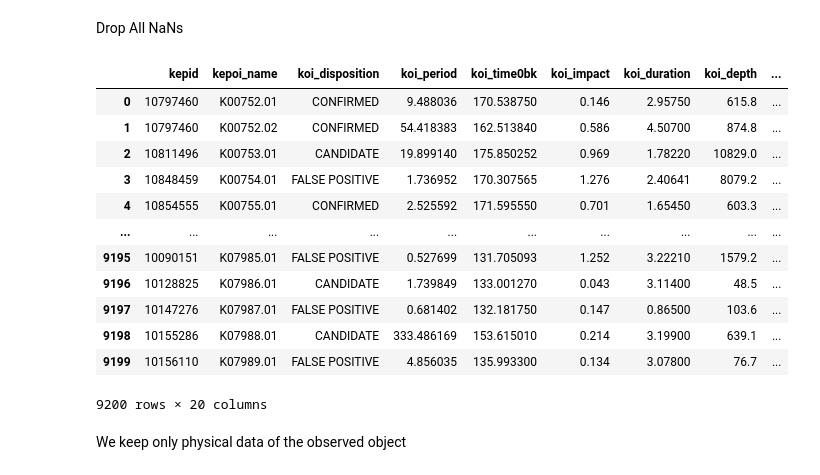
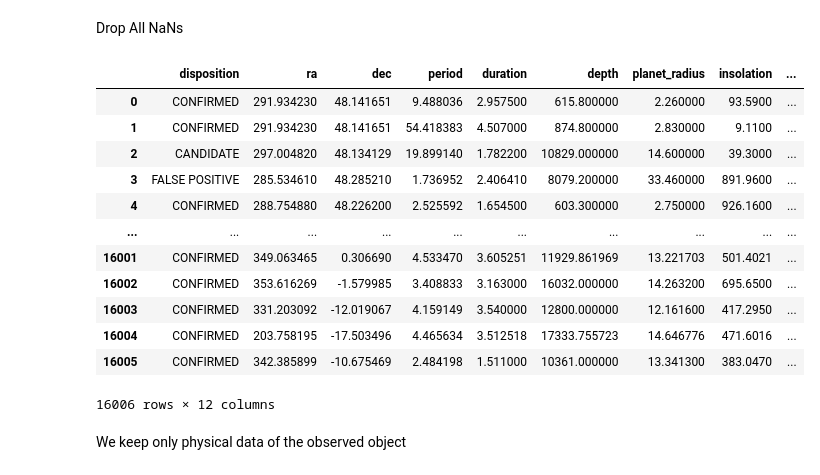
Before and after one commit to Arena05/ExoDetect-ML, a Jupyter notebook: Clasificacion_Supervisada.ipynb, the cells around one changed output. Saved outputs shown, nothing was run; the diff lists cells and outputs as text; code cells hidden in the pictures.

Commit message:
Kepler + K2 + TESS

```diff
--- a/Clasificacion_Supervisada.ipynb
+++ b/Clasificacion_Supervisada.ipynb
@@ -24,22 +107,23 @@ df_kepler = pd.read_csv(data_url)
 # %% [markdown]
 Drop All NaNs
 # %%
-df_kepler_clean=df_kepler.dropna().reset_index(drop=True)
+#df_kepler_clean=df_kepler.dropna().reset_index(drop=True)
+df_kepler_clean=df_combined.dropna().reset_index(drop=True)
 df_kepler_clean
 # %% [output]
-|  | kepid | kepoi_name | koi_disposition | koi_period | koi_time0bk | koi_impact | koi_duration | koi_depth | ... |
-| 0 | 10797460 | K00752.01 | CONFIRMED | 9.488036 | 170.538750 | 0.146 | 2.95750 | 615.8 | ... |
-| 1 | 10797460 | K00752.02 | CONFIRMED | 54.418383 | 162.513840 | 0.586 | 4.50700 | 874.8 | ... |
-| 2 | 10811496 | K00753.01 | CANDIDATE | 19.899140 | 175.850252 | 0.969 | 1.78220 | 10829.0 | ... |
-| 3 | 10848459 | K00754.01 | FALSE POSITIVE | 1.736952 | 170.307565 | 1.276 | 2.40641 | 8079.2 | ... |
-| 4 | 10854555 | K00755.01 | CONFIRMED | 2.525592 | 171.595550 | 0.701 | 1.65450 | 603.3 | ... |
+|  | disposition | ra | dec | period | duration | depth | planet_radius | insolation | ... |
+| 0 | CONFIRMED | 291.934230 | 48.141651 | 9.488036 | 2.957500 | 615.800000 | 2.260000 | 93.5900 | ... |
+| 1 | CONFIRMED | 291.934230 | 48.141651 | 54.418383 | 4.507000 | 874.800000 | 2.830000 | 9.1100 | ... |
+| 2 | CANDIDATE | 297.004820 | 48.134129 | 19.899140 | 1.782200 | 10829.000000 | 14.600000 | 39.3000 | ... |
+| 3 | FALSE POSITIVE | 285.534610 | 48.285210 | 1.736952 | 2.406410 | 8079.200000 | 33.460000 | 891.9600 | ... |
+| 4 | CONFIRMED | 288.754880 | 48.226200 | 2.525592 | 1.654500 | 603.300000 | 2.750000 | 926.1600 | ... |
 | ... | ... | ... | ... | ... | ... | ... | ... | ... | ... |
-| 9195 | 10090151 | K07985.01 | FALSE POSITIVE | 0.527699 | 131.705093 | 1.252 | 3.22210 | 1579.2 | ... |
-| 9196 | 10128825 | K07986.01 | CANDIDATE | 1.739849 | 133.001270 | 0.043 | 3.11400 | 48.5 | ... |
-| 9197 | 10147276 | K07987.01 | FALSE POSITIVE | 0.681402 | 132.181750 | 0.147 | 0.86500 | 103.6 | ... |
-| 9198 | 10155286 | K07988.01 | CANDIDATE | 333.486169 | 153.615010 | 0.214 | 3.19900 | 639.1 | ... |
-| 9199 | 10156110 | K07989.01 | FALSE POSITIVE | 4.856035 | 135.993300 | 0.134 | 3.07800 | 76.7 | ... |
+| 16001 | CONFIRMED | 349.063465 | 0.306690 | 4.533470 | 3.605251 | 11929.861969 | 13.221703 | 501.4021 | ... |
+| 16002 | CONFIRMED | 353.616269 | -1.579985 | 3.408833 | 3.163000 | 16032.000000 | 14.263200 | 695.6500 | ... |
+| 16003 | CONFIRMED | 331.203092 | -12.019067 | 4.159149 | 3.540000 | 12800.000000 | 12.161600 | 417.2950 | ... |
+| 16004 | CONFIRMED | 203.758195 | -17.503496 | 4.465634 | 3.512518 | 17333.755723 | 14.646776 | 471.6016 | ... |
+| 16005 | CONFIRMED | 342.385899 | -10.675469 | 2.484198 | 1.511000 | 10361.000000 | 13.341300 | 383.0470 | ... |
-9200 rows × 20 columns
+16006 rows × 12 columns
 # %% [markdown]
 We keep only physical data of the observed object
 # %%
```
Also changed, not shown: parts of 12 cells of this notebook.
